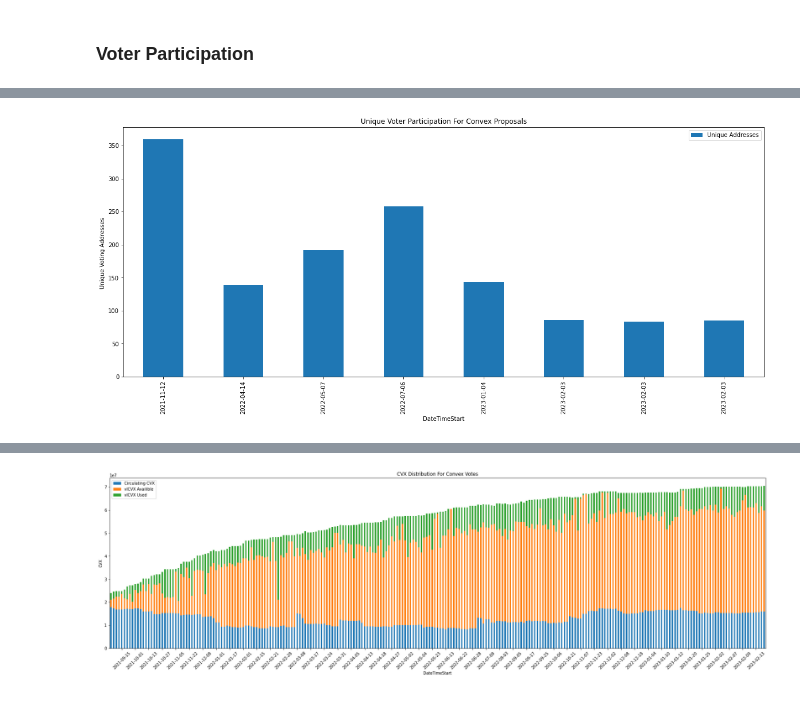
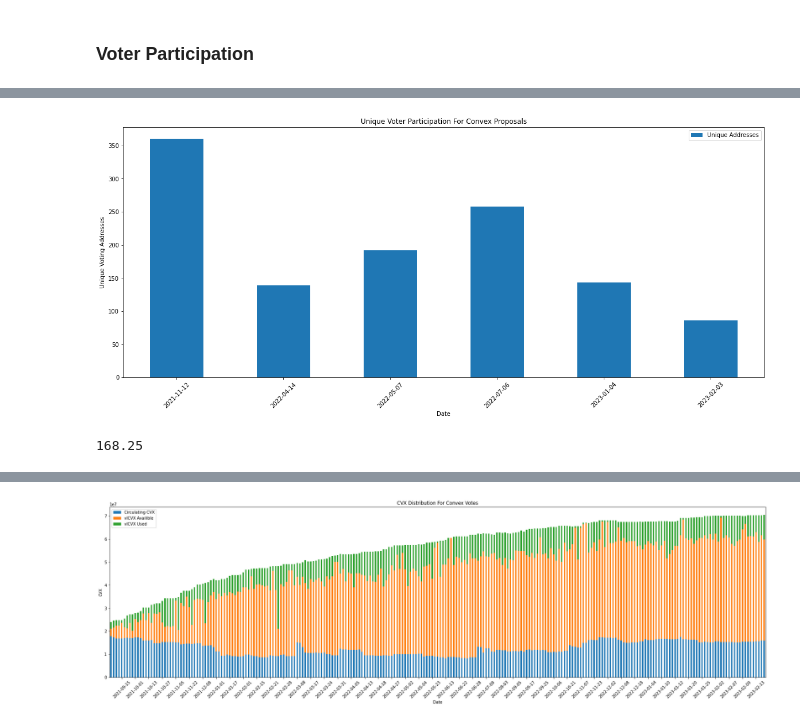
Before and after one commit to DoominEth/Web3DataSandbox, a Jupyter notebook: Untitled.ipynb, the cells around one changed output, grey strips where cells are left out. Drawn from its saved outputs; the diff is of its cells as text; code cells hidden in the pictures.

```diff
--- a/Untitled.ipynb
+++ b/Untitled.ipynb
@@ -346,3 +369,12 @@ allProps = snapshot.getAllProposals('cvx.eth',)
 cvxInCirculation = dune.create_DF(1184994)
 # %%
 cvxLocked = dune.create_DF(1992936)
+# %%
+def applyNoVoters(data, currentIndex,skipInt=0):
+    skipInt += 1
+    skipAmount=1000 * skipInt
+    votes = snapshot.getVotes(data.loc[currentIndex,'id'], skipAmount)
+    votes = votes['data']['votes']
+    votes = pd.DataFrame(votes)
+    print(skipInt)
+    return votes, skipInt
@@ -349,15 +385,19 @@ cvxLocked = dune.create_DF(1992936)
 # %%
 def numberOfVotersConvexProp(propData):
     for i in range(len(propData)):
-        skipAmount=0
-        votesConvex = snapshot.getVotes(propData.loc[i,'id'])
-        votesConvex = votesConvex['data']['votes']
-        votesConvex = pd.DataFrame(votesConvex)
-        if len(votesConvex) == 1000:
-            skipAmount = 1000
-            votesConvex = snapshot.getVotes(propData.loc[i,'id'],skipAmount)
-            votesConvex = votesConvex['data']['votes']
-        propData.loc[i,'NoOfVoters'] = len(votesConvex) + skipAmount
+        voteCount = 0
+        votes = snapshot.getVotes(propData.loc[i,'id'])
+        votes = votes['data']['votes']
+        votes = pd.DataFrame(votes)
+        votesCount = len(votes)
+        skipInt = 0
+        while(len(votes) % 1000 == 0):
+            if skipInt < 5:
+                votes,skipInt  = applyNoVoters(propData, i, skipInt)
+                votesCount += len(votes)
+            else:
+                break
+        propData.loc[i,'NoOfVoters'] = votesCount
     return propData
 # %%
 gaugeProposalData = gaugeMap.voterParticipationGauge('cvx.eth',cvxLocked)
@@ -505,2 +572,0 @@ convexProposalData = gaugeMap.voterParticipationConvexOnly('cvx.eth',cvxLocked)
-# %%
-convexProposalData = appendCirculatingCVXData(convexProposalData,cvxInCirculation )
@@ -544,18 +620,21 @@ convexProposalData = numberOfVotersConvexProp(convexProposalData)
 # %%
 convexProposalData.sort_values('DateTimeStart', inplace=True)
 
 data = convexProposalData[['DateTimeStart', 'NoOfVoters']]
 data.set_index('DateTimeStart', inplace=True)
 
+data = data[:6]
+
 ax = data.plot(kind='bar', stacked=False, figsize=(20, 8))
 
 ax.set_title('Unique Voter Participation For Convex Proposals')
-ax.set_ylabel('Unique Voting Addresses ')
+ax.set_ylabel('Unique Voting Addresses')
+ax.set_xlabel('Date')
 
 ax.legend(['Unique Addresses'])
 
-plt.xticks(rotation=90)
+plt.xticks(rotation=45)
 # Show the plot
 plt.show()
 # %% [output]
-[figure, old version]
+[figure, new version]
@@ -562,3 +643,7 @@ plt.show()
+# %%
+avg_voters_gauge
+# %% [output]
+168.25
 # %%
 curveProposalData = gaugeMap.voterParticipationNonGauge('cvx.eth',cvxLocked)
 # %% [output]
```
Also changed, not shown: parts of 84 cells of this notebook, 2 other files.
